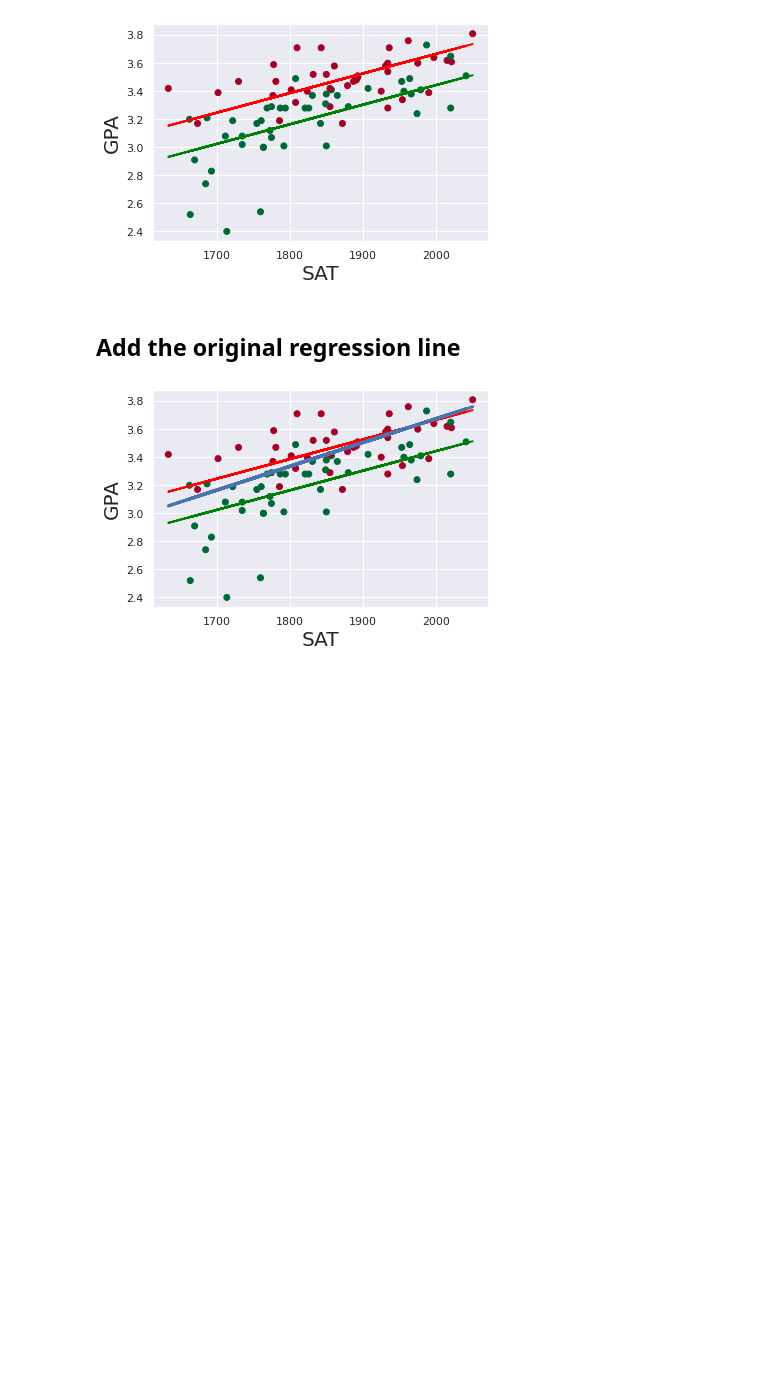
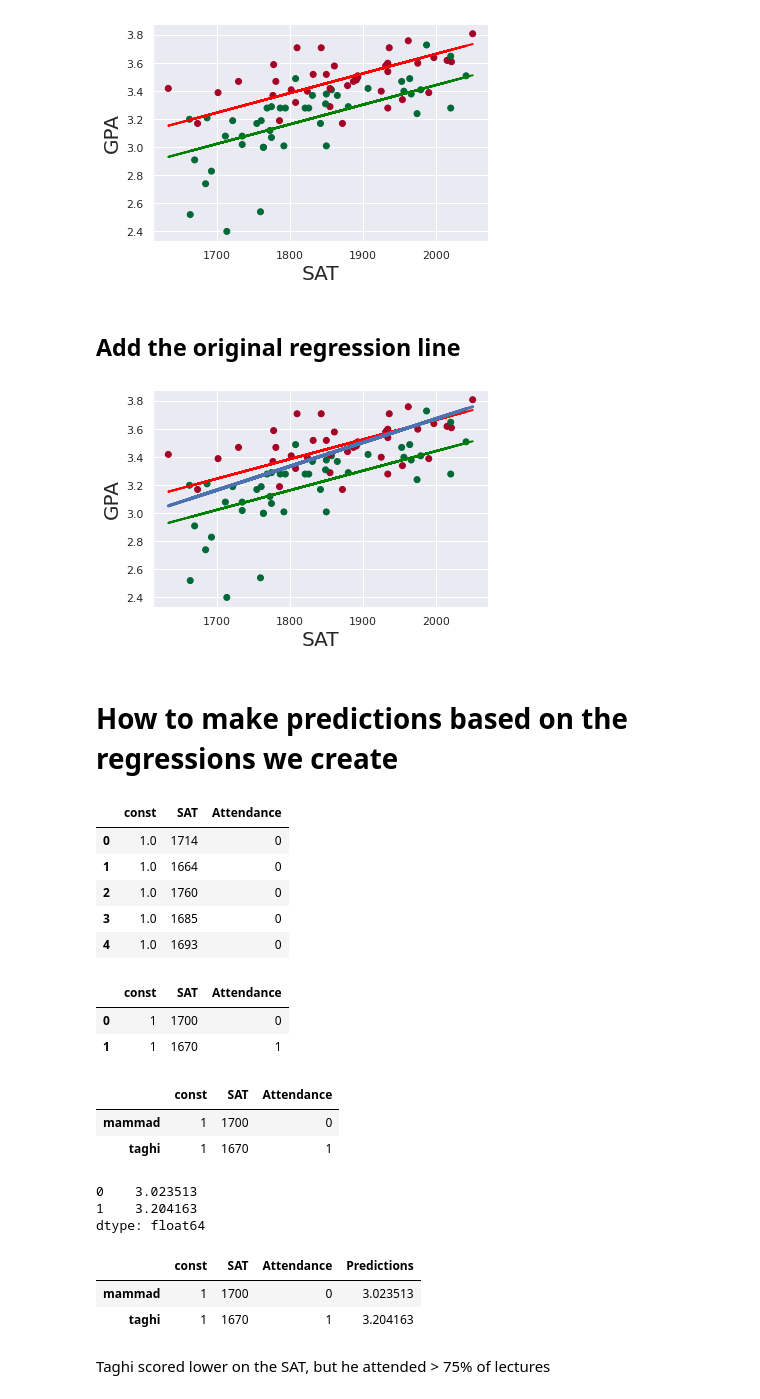
Before and after one commit to TheMn/ml-warm-up, a Jupyter notebook: Excercises/categorical data/Dummy variables.ipynb, the cells around one changed output. Cells and saved outputs as stored; diff of their text form; code cells hidden in the pictures; blank space fills up the shorter version.

```diff
--- a/Excercises/categorical data/Dummy variables.ipynb
+++ b/Excercises/categorical data/Dummy variables.ipynb
@@ -142,3 +142,45 @@ plt.ylabel('GPA', fontsize = 20)
 plt.show()
 # %% [output]
 [figure]
+# %% [markdown]
+# How to make predictions based on the regressions we create
+# %%
+x.head()
+# %% [output]
+|  | const | SAT | Attendance |
+| 0 | 1.0 | 1714 | 0 |
+| 1 | 1.0 | 1664 | 0 |
+| 2 | 1.0 | 1760 | 0 |
+| 3 | 1.0 | 1685 | 0 |
+| 4 | 1.0 | 1693 | 0 |
+# %%
+new_data = pd.DataFrame({'const':1, 'SAT':[1700, 1670], 'Attendance':[0,1]})
+new_data = new_data[['const', 'SAT', 'Attendance']]
+new_data
+# %% [output]
+|  | const | SAT | Attendance |
+| 0 | 1 | 1700 | 0 |
+| 1 | 1 | 1670 | 1 |
+# %%
+new_data.rename(index={0:'mammad', 1:'taghi'})
+# %% [output]
+|  | const | SAT | Attendance |
+| mammad | 1 | 1700 | 0 |
+| taghi | 1 | 1670 | 1 |
+# %%
+predictions = results.predict(new_data)
+predictions
+# %% [output]
+0    3.023513
+1    3.204163
+dtype: float64
+# %%
+predictions_df = pd.DataFrame({'Predictions':predictions})
+joined = new_data.join(predictions_df)
+joined.rename(index={0:'mammad', 1:'taghi'})
+# %% [output]
+|  | const | SAT | Attendance | Predictions |
+| mammad | 1 | 1700 | 0 | 3.023513 |
+| taghi | 1 | 1670 | 1 | 3.204163 |
+# %% [markdown]
+Taghi scored lower on the SAT, but he attended > 75% of lectures
```
Also changed, not shown: parts of 1 cell of this notebook.
